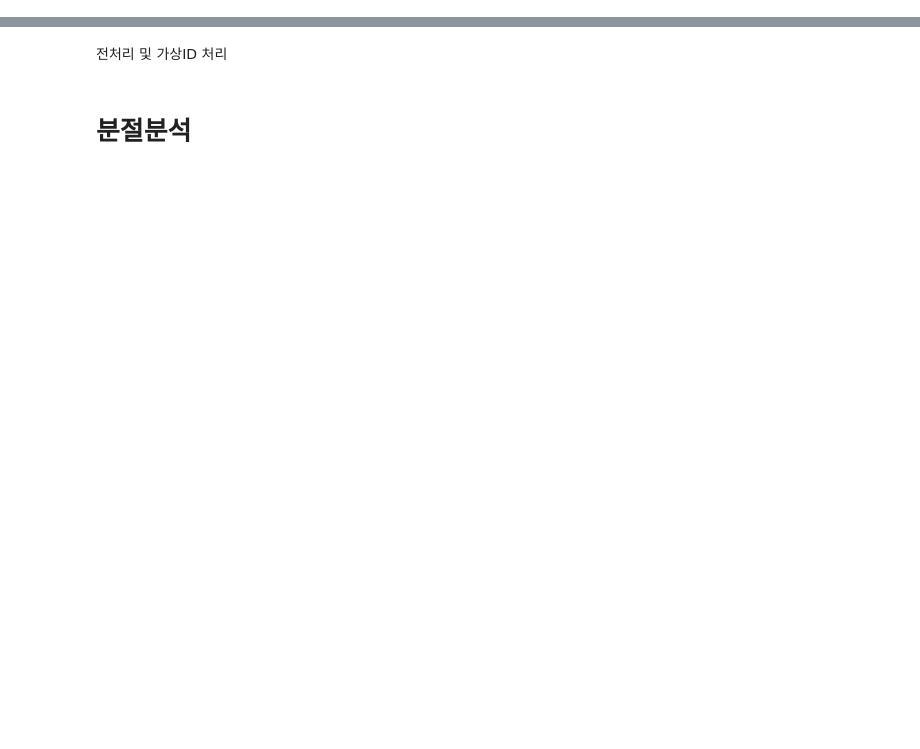
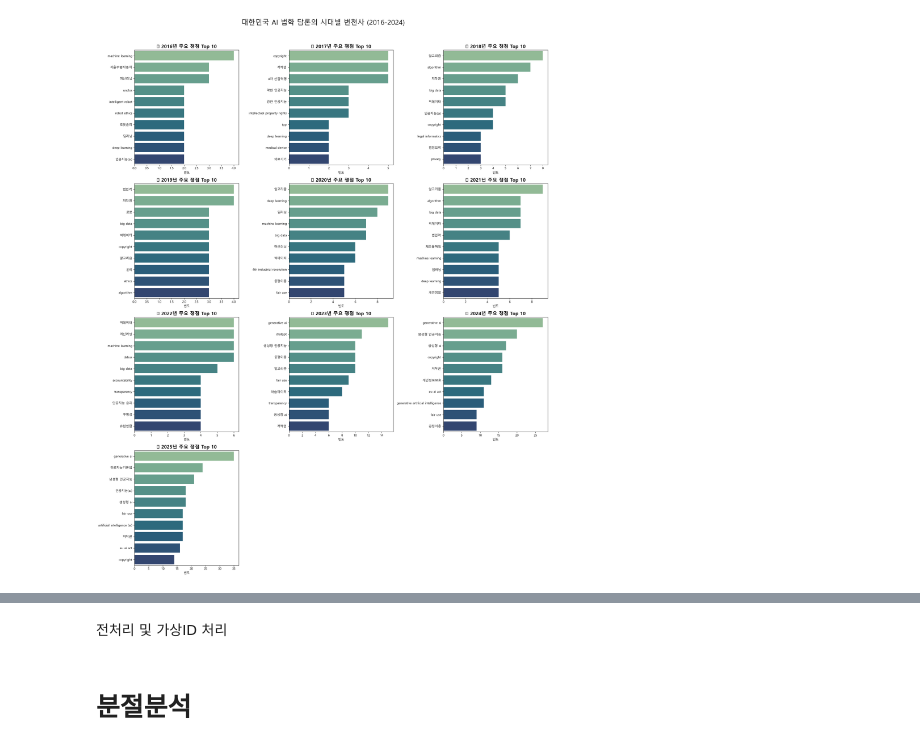
Before and after one commit to Exom9434/kci_network, a Jupyter notebook: 01-1.AI_network_analysis.ipynb, the cells around one changed output, grey strips where cells are left out. Cells and saved outputs as stored; diff of their text form; code cells hidden in the pictures; blank space fills up the shorter version.

```diff
--- a/01-1.AI_network_analysis.ipynb
+++ b/01-1.AI_network_analysis.ipynb
@@ -0,0 +351,83 @@
+# %%
+import pandas as pd
+import matplotlib.pyplot as plt
+import seaborn as sns
+from collections import Counter
+import math
+
+# 한글 폰트 설정
+plt.rc('font', family='Malgun Gothic')
+plt.rcParams['axes.unicode_minus'] = False
+
+def analyze_yearly_keyword_transition(file_path):
+    # 1. 데이터 로드 및 전처리
+    df = pd.read_csv(file_path)
+    df = df[df['출판연도'] >= 2016]
+
+    # 논문 ID 기준 중복 제거 (데이터 신뢰도 확보)
+    unique_papers = df.drop_duplicates(subset=['source_id']).copy()
+
+    def clean_kw(kw_str):
+        if pd.isna(kw_str): return []
+        # ']]>' 제거 및 쉼표 분리
+        words = str(kw_str).replace(']]>', '').split(',')
+        # 소문자 통합 및 공백 제거
+        cleaned = [w.strip().lower() for w in words if w.strip()]
+        # 법학 논문 특유의 일반 단어 및 불용어 제외
+        stopwords = ['인공지능', 'ai', 'artificial intelligence', 'artificial intelligence(ai)']
+        return [w for w in cleaned if w not in stopwords]
+
+    unique_papers['cleaned_keywords'] = unique_papers['키워드'].apply(clean_kw)
+
+    # 2. 연도별 Top 10 추출 및 CSV용 데이터 구성
+    years = sorted(unique_papers['출판연도'].unique())
+    num_years = len(years)
+
+    yearly_results = []
+
+    for year in years:
+        # 해당 연도의 모든 논문 키워드 통합 (분류 무시)
+        year_kws = unique_papers[unique_papers['출판연도'] == year]['cleaned_keywords'].sum()
+        top_10 = Counter(year_kws).most_common(10)
+
+        for rank, (word, freq) in enumerate(top_10, 1):
+            yearly_results.append({
+                '연도': int(year),
+                '순위': rank,
+                '키워드': word,
+                '빈도': freq
+            })
+
+    # CSV 파일 저장
+    result_df = pd.DataFrame(yearly_results)
+    result_df.to_csv('연도별_전체_핵심키워드_변천사.csv', index=False, encoding='utf-8-sig')
+    print(f"✅ 분석 완료! '연도별_전체_핵심키워드_변천사.csv'가 저장되었습니다.")
+
+    # 3. 시각화 (연도별 Top 10 바 차트 그리드)
+    cols = 3
+    rows = math.ceil(num_years / cols)
+
+    fig, axes = plt.subplots(rows, cols, figsize=(20, rows * 6))
+    axes = axes.flatten()
+
+    for i, year in enumerate(years):
+        year_data = result_df[result_df['연도'] == year]
+
+        if not year_data.empty:
+            sns.barplot(x='빈도', y='키워드', data=year_data, ax=axes[i], palette='crest')
+            axes[i].set_title(f'🚀 {year}년 주요 쟁점 Top 10', fontsize=15, fontweight='bold')
+            axes[i].set_xlabel('빈도')
+            axes[i].set_ylabel('')
+
+    # 빈 칸 제거
+    for j in range(i + 1, len(axes)):
+        axes[j].axis('off')
+
+    plt.suptitle('대한민국 AI 법학 담론의 시대별 변천사 (2016-2024)', fontsize=22, y=1.02)
+    plt.tight_layout()
+    plt.savefig('연도별_전체_키워드_변천사.png', dpi=300, bbox_inches='tight')
+    plt.show()
+
+# 실행
+analyze_yearly_keyword_transition('AI_논문_분야별_분류_최종.csv')
+# %% [output]
@@ -0,0 +452 @@
+[figure, added]
```
Also changed, not shown: parts of 21 cells of this notebook, 1 other file.
